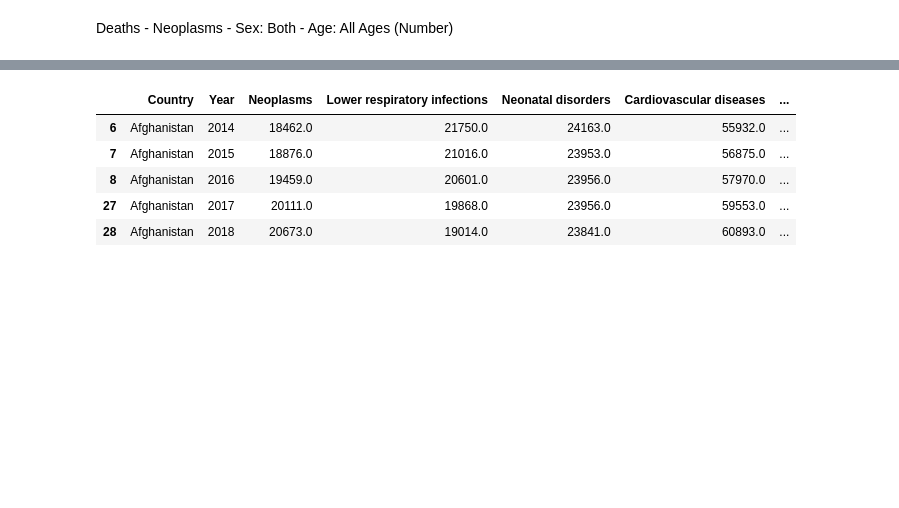
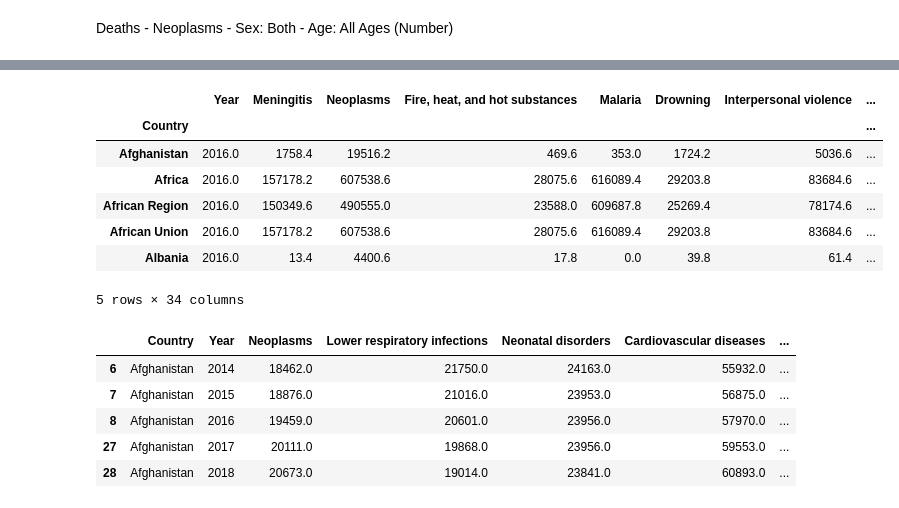
Before and after one commit to TanishaCooper/projectone_groupfour, a Jupyter notebook: HealthcarePy/test.ipynb, the cells around one changed output, grey strips where cells are left out. Cells and saved outputs as stored; diff of their text form; code cells hidden in the pictures; blank space fills up the shorter version.

```diff
--- a/HealthcarePy/test.ipynb
+++ b/HealthcarePy/test.ipynb
@@ -69 +70,13 @@ year_df.head()
+# %%
+country = year_df.groupby('Country').mean()
+country.head()
+# %% [output]
+|  | Year | Meningitis | Neoplasms | Fire, heat, and hot substances | Malaria | Drowning | Interpersonal violence | ... |
+| Country |  |  |  |  |  |  |  | ... |
+| Afghanistan | 2016.0 | 1758.4 | 19516.2 | 469.6 | 353.0 | 1724.2 | 5036.6 | ... |
+| Africa | 2016.0 | 157178.2 | 607538.6 | 28075.6 | 616089.4 | 29203.8 | 83684.6 | ... |
+| African Region | 2016.0 | 150349.6 | 490555.0 | 23588.0 | 609687.8 | 25269.4 | 78174.6 | ... |
+| African Union | 2016.0 | 157178.2 | 607538.6 | 28075.6 | 616089.4 | 29203.8 | 83684.6 | ... |
+| Albania | 2016.0 | 13.4 | 4400.6 | 17.8 | 0.0 | 39.8 | 61.4 | ... |
+5 rows × 34 columns
 # %%
```
Also changed, not shown: parts of 8 cells of this notebook.
